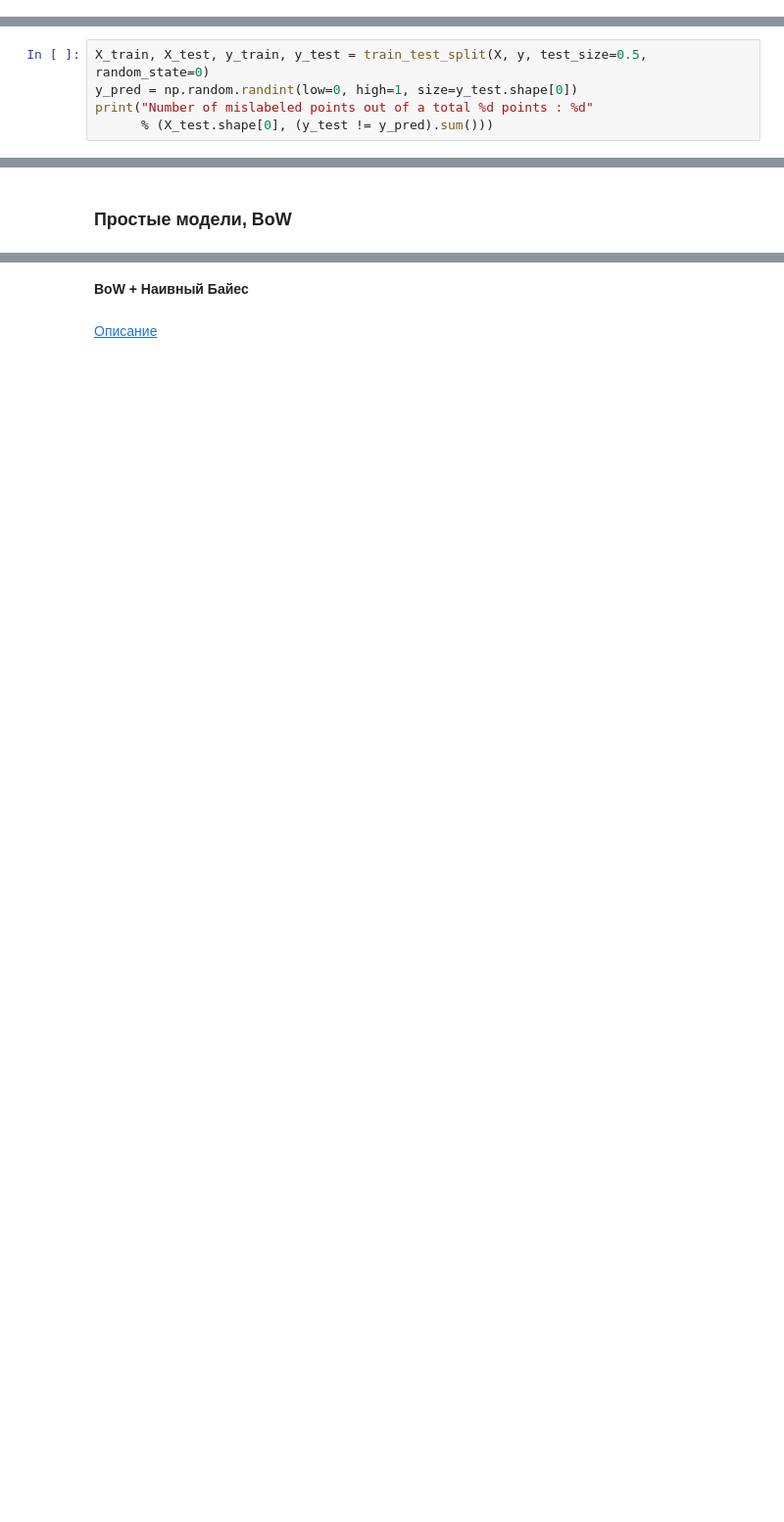
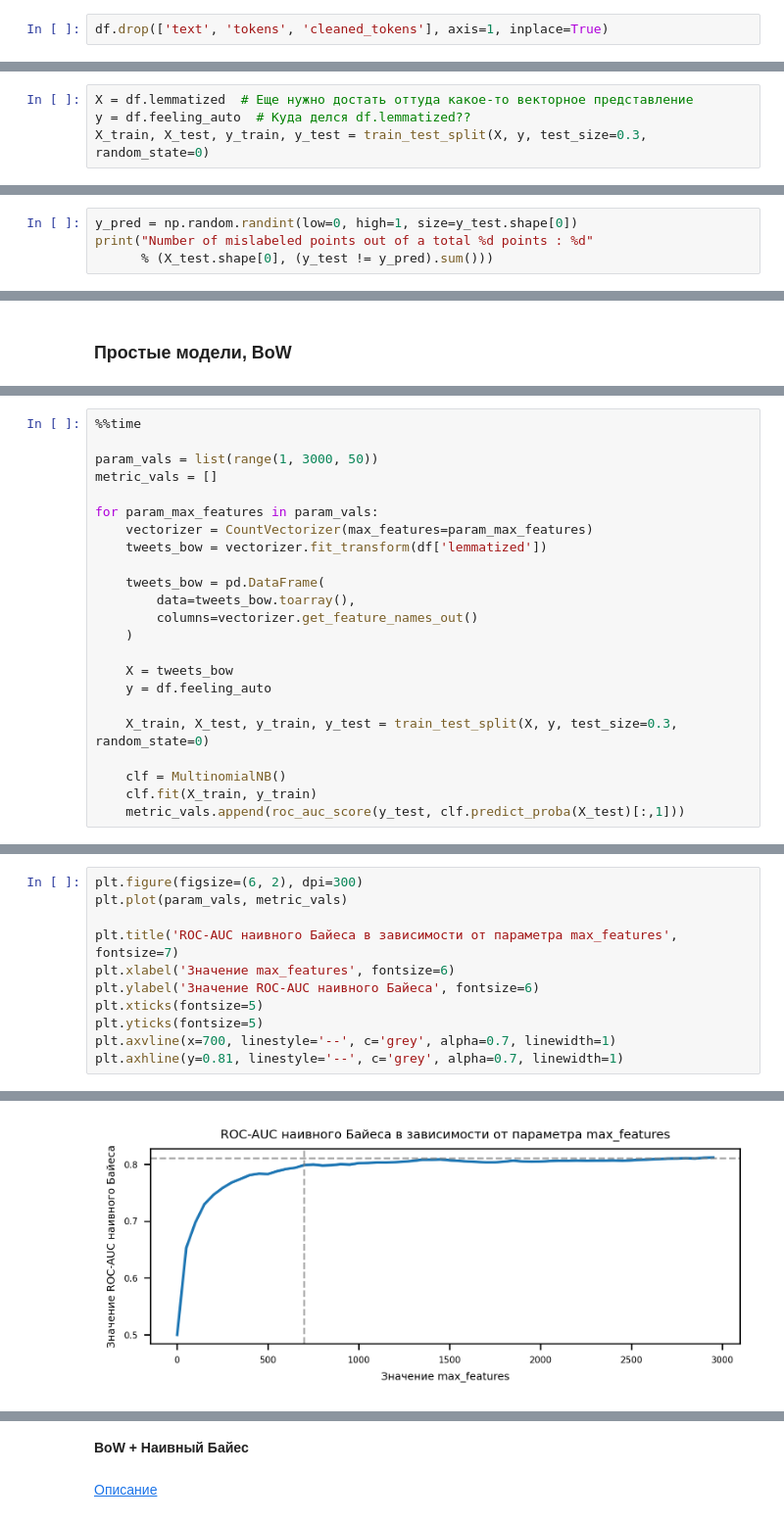
Before and after one commit to sergeiperel/nlp-sentiment-analysis, a Jupyter notebook: model.ipynb, the cells around one changed output, grey strips where cells are left out. Shown at 98% size. Cells and saved outputs as stored; diff of their text form; blank space fills up the shorter version.

```diff
--- a/model.ipynb
+++ b/model.ipynb
@@ -21,2 +150,4 @@ y = df.feeling_auto  # Куда делся df.lemmatized??
+# %%
+df.drop(['text', 'tokens', 'cleaned_tokens'], axis=1, inplace=True)
 # %% [markdown]
 ### Простые правила
@@ -22,0 +156,4 @@ y = df.feeling_auto  # Куда делся df.lemmatized??
+# %%
+X = df.lemmatized  # Еще нужно достать оттуда какое-то векторное представление
+y = df.feeling_auto  # Куда делся df.lemmatized??
+X_train, X_test, y_train, y_test = train_test_split(X, y, test_size=0.3, random_state=0)
@@ -23,5 +162,4 @@ y = df.feeling_auto  # Куда делся df.lemmatized??
 # %%
-X_train, X_test, y_train, y_test = train_test_split(X, y, test_size=0.5, random_state=0)
 y_pred = np.random.randint(low=0, high=1, size=y_test.shape[0])
 print("Number of mislabeled points out of a total %d points : %d"
       % (X_test.shape[0], (y_test != y_pred).sum()))
@@ -45,0 +200,23 @@ X = tfidf_vectorizer.fit_transform(X).toarray()
+# %%
+%%time
+
+param_vals = list(range(1, 3000, 50))
+metric_vals = []
+
+for param_max_features in param_vals:
+    vectorizer = CountVectorizer(max_features=param_max_features)
+    tweets_bow = vectorizer.fit_transform(df['lemmatized'])
+
+    tweets_bow = pd.DataFrame(
+        data=tweets_bow.toarray(),
+        columns=vectorizer.get_feature_names_out()
+    )
+
+    X = tweets_bow
+    y = df.feeling_auto
+
+    X_train, X_test, y_train, y_test = train_test_split(X, y, test_size=0.3, random_state=0)
+
+    clf = MultinomialNB()
+    clf.fit(X_train, y_train)
+    metric_vals.append(roc_auc_score(y_test, clf.predict_proba(X_test)[:,1]))
@@ -45,0 +228,12 @@ X = tfidf_vectorizer.fit_transform(X).toarray()
+# %%
+plt.figure(figsize=(6, 2), dpi=300)
+plt.plot(param_vals, metric_vals)
+
+plt.title('ROC-AUC наивного Байеса в зависимости от параметра max_features', fontsize=7)
+plt.xlabel('Значение max_features', fontsize=6)
+plt.ylabel('Значение ROC-AUC наивного Байеса', fontsize=6)
+plt.xticks(fontsize=5)
+plt.yticks(fontsize=5)
+plt.axvline(x=700, linestyle='--', c='grey', alpha=0.7, linewidth=1)
+plt.axhline(y=0.81, linestyle='--', c='grey', alpha=0.7, linewidth=1)
+# %% [output]
@@ -45,0 +241 @@ X = tfidf_vectorizer.fit_transform(X).toarray()
+[figure, added]
```
Also changed, not shown: parts of 90 cells of this notebook, 1 other file.
